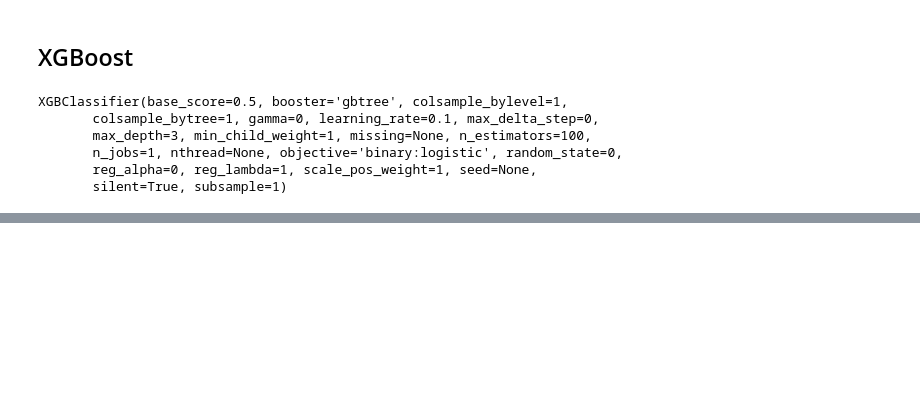
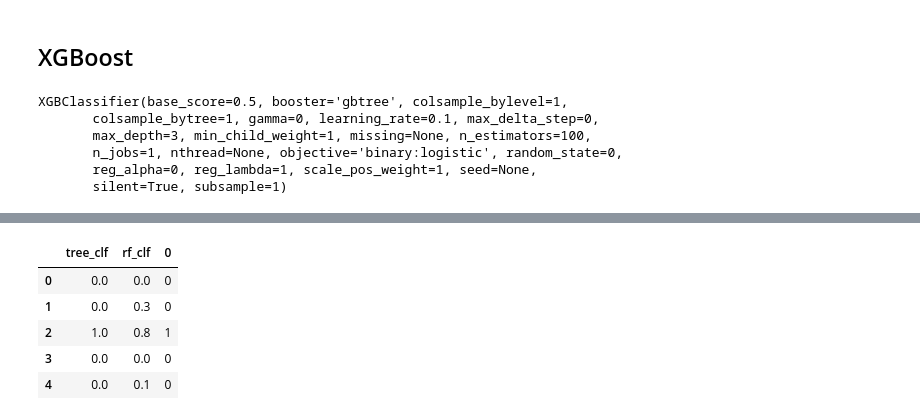
Before and after one commit to ab-anand/Data-Warehouse, a Jupyter notebook: IBM HR/Project HR IBM.ipynb, the cells around one changed output, grey strips where cells are left out. Saved outputs shown, nothing was run; the diff lists cells and outputs as text; code cells hidden in the pictures; blank space fills up the shorter version.

```diff
--- a/IBM HR/Project HR IBM.ipynb
+++ b/IBM HR/Project HR IBM.ipynb
@@ -643,0 +699,4 @@ Confusion Matrix:
+# %%
+rf_clf = RandomForestClassifier()
+# %%
+rf_clf.fit(X_train, y_train.ravel())
@@ -643,0 +752,16 @@ Confusion Matrix:
+# %%
+en_en = pd.DataFrame()
+# %%
+en_en['tree_clf'] = pd.DataFrame(tree_clf.predict_proba(X_train))[1]
+en_en['rf_clf'] =  pd.DataFrame(rf_clf.predict_proba(X_train))[1]
+col_name = en_en.columns
+en_en = pd.concat([en_en, pd.DataFrame(y_train).reset_index(drop=True)], axis=1)
+# %%
+en_en.head()
+# %% [output]
+|  | tree_clf | rf_clf | 0 |
+| 0 | 0.0 | 0.0 | 0 |
+| 1 | 0.0 | 0.3 | 0 |
+| 2 | 1.0 | 0.8 | 1 |
+| 3 | 0.0 | 0.0 | 0 |
+| 4 | 0.0 | 0.1 | 0 |
```
Also changed, not shown: parts of 69 cells of this notebook.
